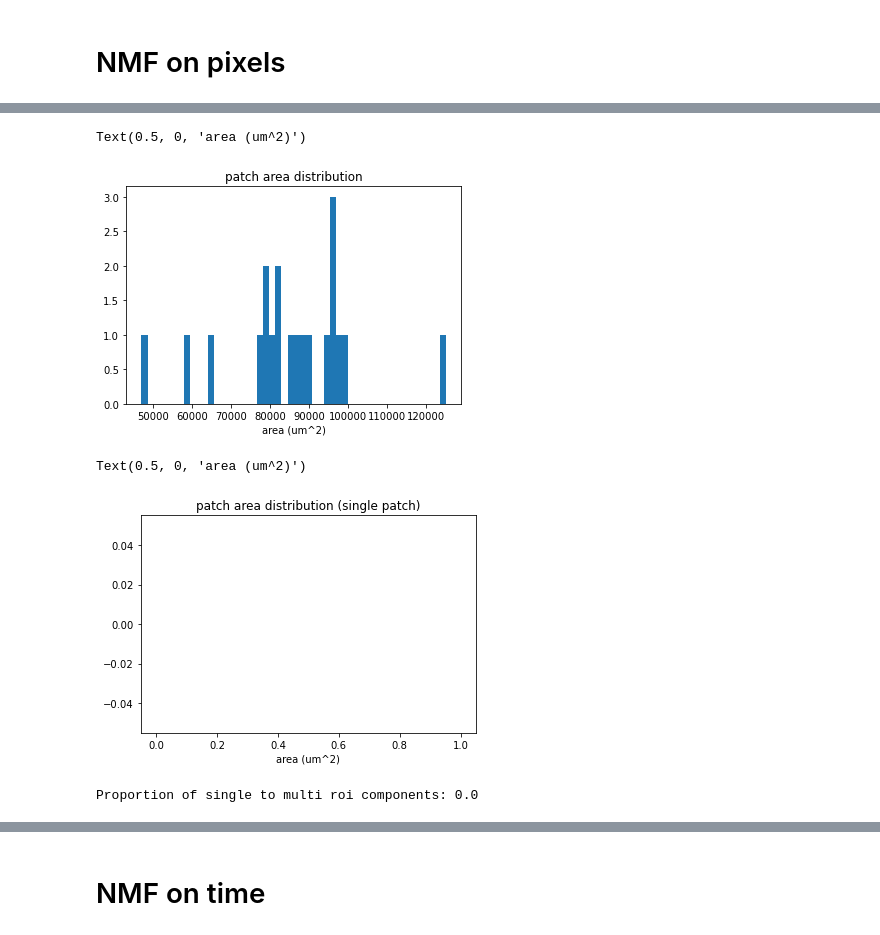
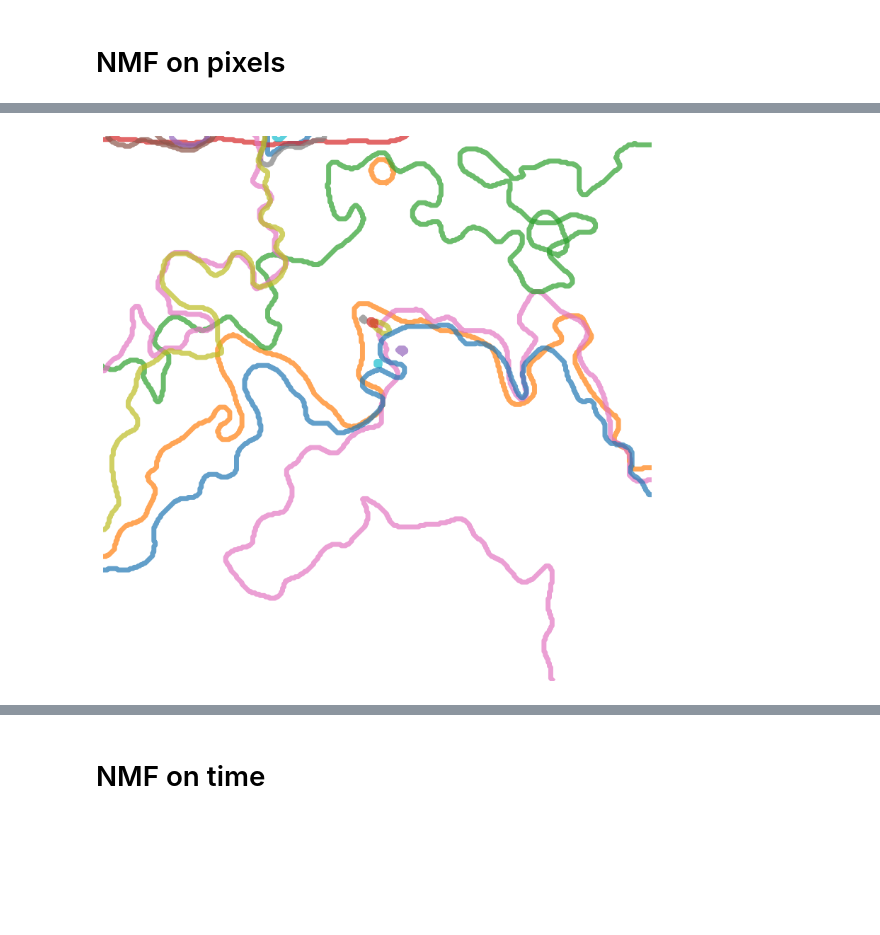
Before and after one commit to juremaj/barrel-patch_analysis, a Jupyter notebook: notebooks/tiff_dimred.ipynb, the cells around one changed output, grey strips where cells are left out. Drawn from its saved outputs; the diff is of its cells as text; code cells hidden in the pictures; blank space fills up the shorter version.

```diff
--- a/notebooks/tiff_dimred.ipynb
+++ b/notebooks/tiff_dimred.ipynb
@@ -203,2 +98,26 @@ Text(0.5, 1.0, 'number of patches in nmf component')
+# %%
+def plot_roi_conts_largest(conts, tiff_shape):
+
+    # plots the largest contour in each ROI
+
+    n, x, y = tiff_shape
+
+    plt.figure(figsize=(10,10))
+
+    for (i, roi_cont) in enumerate(conts):
+
+        plt.plot(roi_cont[0][:,1], roi_cont[0][:,0], linewidth=5, alpha=0.7)
+
+        plt.ylim((y, 0))
+        plt.xlim((0,x))
+        plt.axis('off')
+
+        with open(save_path + f'nmf{i+1}_roi.txt', 'w') as f:
+            for j in range(len(roi_cont[0])):
+                f.write(f'{roi_cont[0][j,1]}    {roi_cont[0][j,0]}\n')
+# %%
+plot_roi_conts_largest(conts, tiff.shape)
+# %% [output]
+[figure, added]
 # %%
 # computing areas of patches and plotting distribution
@@ -206,20 +128,0 @@ roi_areas = [np.sum(roi)*(resolution**2) for roi in rois_auto]
-# %%
-plt.hist(roi_areas, 50);
-plt.title('patch area distribution')
-plt.xlabel('area (um^2)')
-# %% [output]
-Text(0.5, 0, 'area (um^2)')
-[figure, removed]
-# %%
-# computing areas of patches and plotting distribution
-roi_areas_single = [np.sum(roi)*(resolution**2) for roi in rois_auto_single]
-plt.hist(roi_areas_single,15);
-plt.title('patch area distribution (single patch)')
-plt.xlabel('area (um^2)')
-# %% [output]
-Text(0.5, 0, 'area (um^2)')
-[figure, removed]
-# %%
-print('Proportion of single to multi roi components:', len(roi_areas_single)/len(roi_areas))
-# %% [output]
-Proportion of single to multi roi components: 0.0
```
Also changed, not shown: parts of 31 cells of this notebook, 14 other files.
